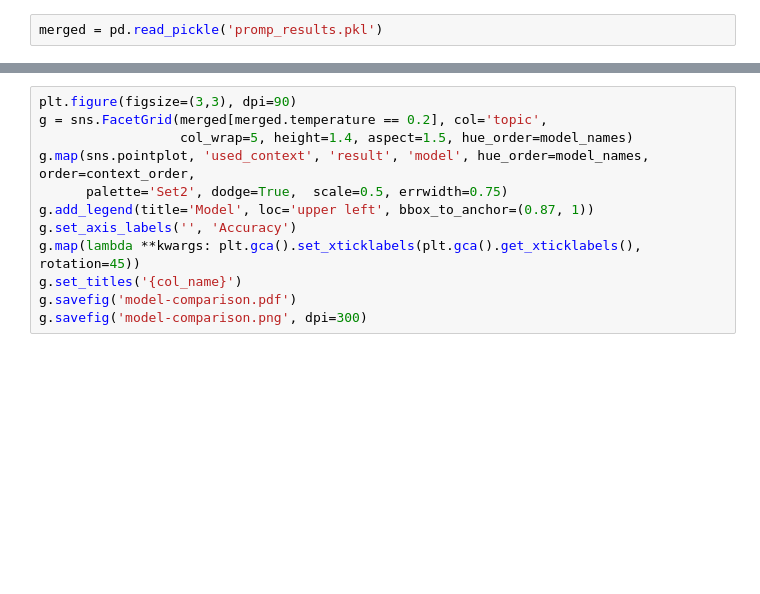
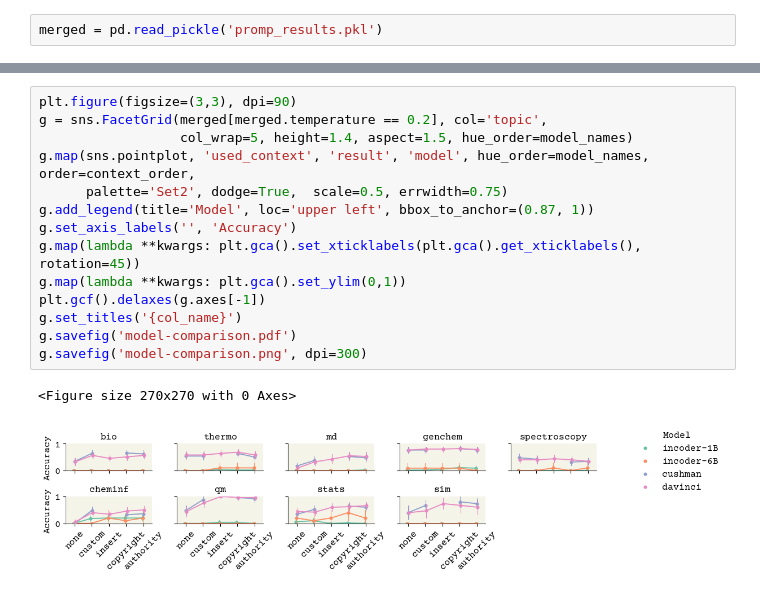
Before and after one commit to ur-whitelab/nlcc-data, a Jupyter notebook: paper/Prompts.ipynb, the cells around one changed output, grey strips where cells are left out. Cells and saved outputs as stored; diff of their text form; blank space fills up the shorter version.

```diff
--- a/paper/Prompts.ipynb
+++ b/paper/Prompts.ipynb
@@ -170,14 +218,19 @@ for mn in model_names:
 # %%
 plt.figure(figsize=(3,3), dpi=90)
 g = sns.FacetGrid(merged[merged.temperature == 0.2], col='topic',
                   col_wrap=5, height=1.4, aspect=1.5, hue_order=model_names)
 g.map(sns.pointplot, 'used_context', 'result', 'model', hue_order=model_names, order=context_order,
       palette='Set2', dodge=True,  scale=0.5, errwidth=0.75)
 g.add_legend(title='Model', loc='upper left', bbox_to_anchor=(0.87, 1))
 g.set_axis_labels('', 'Accuracy')
 g.map(lambda **kwargs: plt.gca().set_xticklabels(plt.gca().get_xticklabels(), rotation=45))
+g.map(lambda **kwargs: plt.gca().set_ylim(0,1))
+plt.gcf().delaxes(g.axes[-1])
 g.set_titles('{col_name}')
 g.savefig('model-comparison.pdf')
 g.savefig('model-comparison.png', dpi=300)
+# %% [output]
+<Figure size 270x270 with 0 Axes>
+[figure, added]
 # %%
 print(df.groupby('topic').count().iloc[:,0].to_latex())
```
Also changed, not shown: parts of 14 cells of this notebook.
